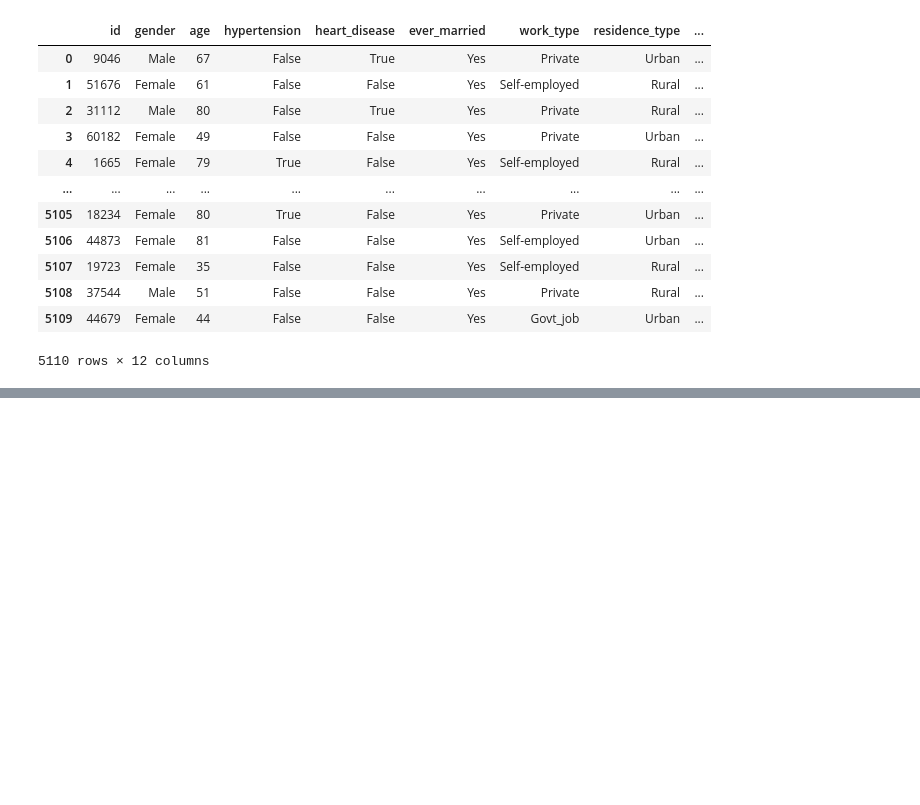
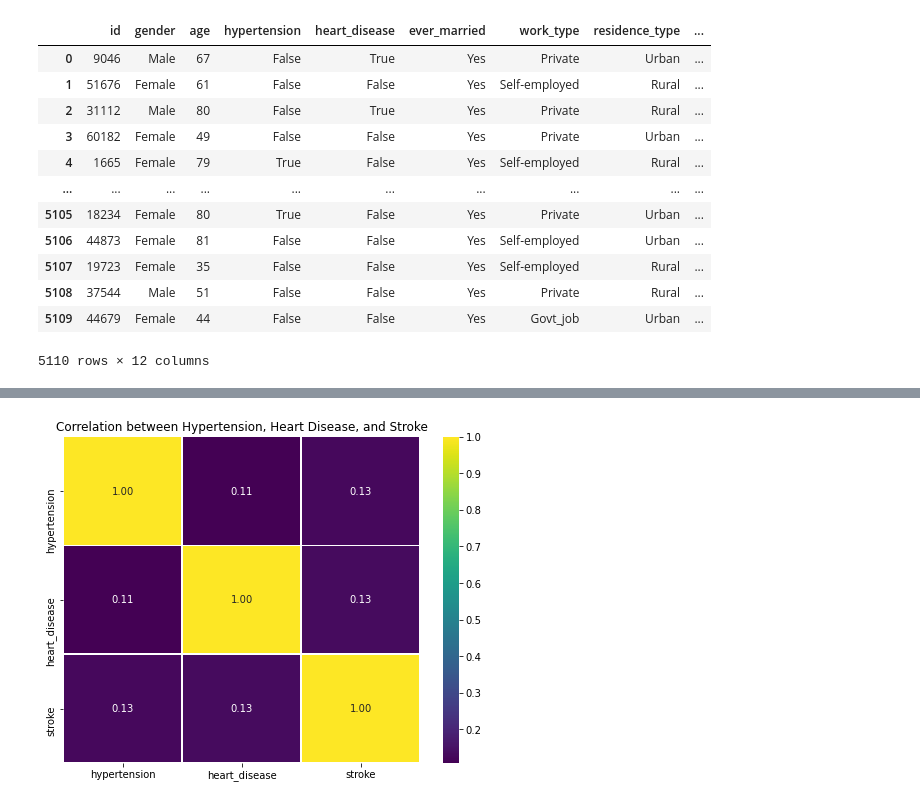
Before and after one commit to FridaOyucho/Stroke_Data_Analysis, a Jupyter notebook: Stroke_Data_Analysis.ipynb, the cells around one changed output, grey strips where cells are left out. Drawn from its saved outputs; the diff is of its cells as text; code cells hidden in the pictures; blank space fills up the shorter version.

Commit message:
Updated Stroke Data Analysis

```diff
--- a/Stroke_Data_Analysis.ipynb
+++ b/Stroke_Data_Analysis.ipynb
@@ -391,3 +391,11 @@ cleaned_df
 # %%
 # Exporting data
 df.to_csv('cleaned_df.csv')
+# %%
+#Working with cleaned dataset
+import pandas as pd
+import matplotlib.pyplot as plt
+
+# Loading CleanedData
+df2 = pd.read_csv('cleaned_df.csv')
+df2.head()
@@ -393,0 +443,14 @@ df.to_csv('cleaned_df.csv')
+# %%
+#Explore the correlation between hypertension, heart disease and stroke
+import seaborn as sns
+
+#Exploring the correlation matrix
+correlation_matrix = df2[['hypertension', 'heart_disease', 'stroke']].corr()
+
+# Create a heatmap to visualize the correlation matrix
+plt.figure(figsize=(8, 6))
+sns.heatmap(correlation_matrix, annot=True, cmap='viridis', fmt='.2f', linewidths=.5)
+plt.title('Correlation between Hypertension, Heart Disease, and Stroke')
+plt.show()
+# %% [output]
+[figure, added]
```
Also changed, not shown: parts of 3 cells of this notebook.
